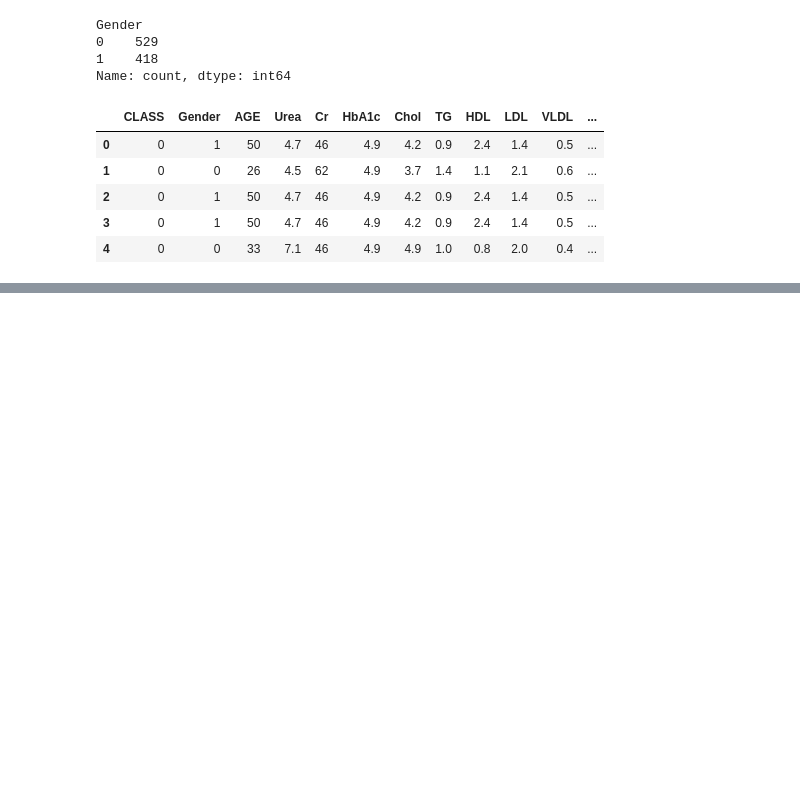
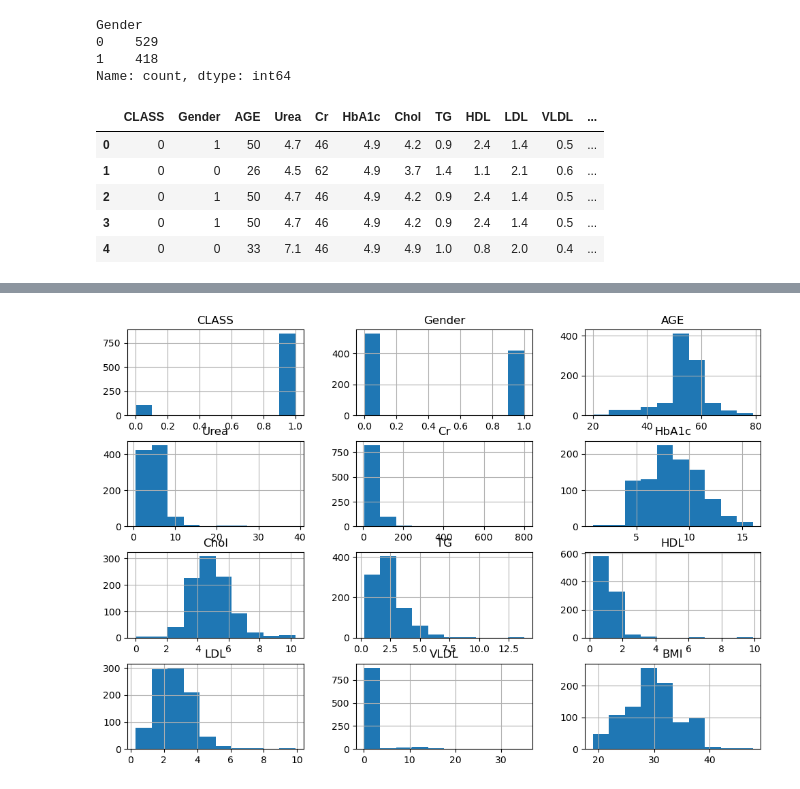
Before and after one commit to SeanIversDev/CIS490Project, a Jupyter notebook: main.ipynb, the cells around one changed output, grey strips where cells are left out. Saved outputs shown, nothing was run; the diff lists cells and outputs as text; code cells hidden in the pictures; blank space fills up the shorter version.

Commit message:
refactor: map class and gender columns to numerical values and add feature engineering section

```diff
--- a/main.ipynb
+++ b/main.ipynb
@@ -112,7 +112,7 @@ class_mapper = {
 
 df['CLASS'] = df['CLASS'].str.strip() # Remove whitespace
 
-df['CLASS'] = df['CLASS'].replace(class_mapper) # Change to numerical values
+df['CLASS'] = df['CLASS'].map(class_mapper) # Change to numerical values
 
 df['CLASS'].value_counts()
 # %% [output]
@@ -142,7 +144,7 @@ gender_mapper = {
 
 df['Gender'] = df['Gender'].str.strip().str.upper() # Remove whitespace, convert to uppercase
 
-df['Gender'] = df['Gender'].replace(gender_mapper) # Change to numerical values
+df['Gender'] = df['Gender'].map(gender_mapper) # Change to numerical values
 
 df['Gender'].value_counts()
 # %% [output]
@@ -161,0 +186,7 @@ df.head()
+# %%
+import matplotlib.pyplot as plt
+
+df.hist(figsize=(12, 8)) # Check distributions
+plt.show()
+# %% [output]
+[figure, added]
```
Also changed, not shown: parts of 5 cells of this notebook.
